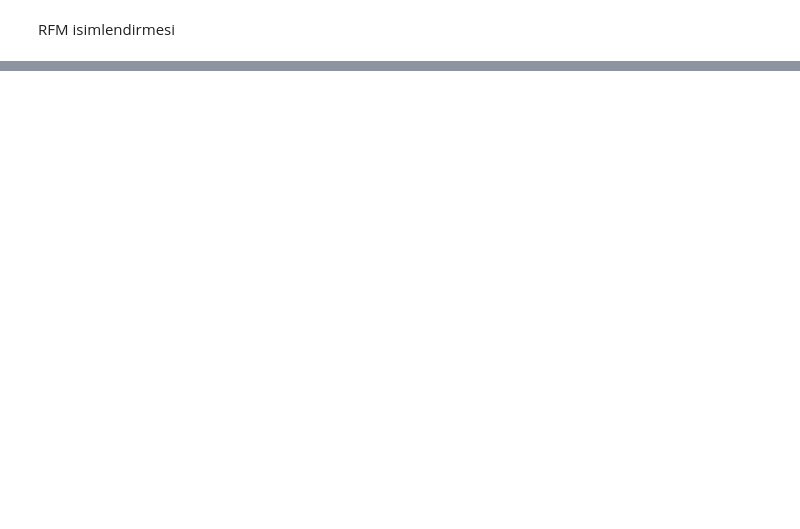
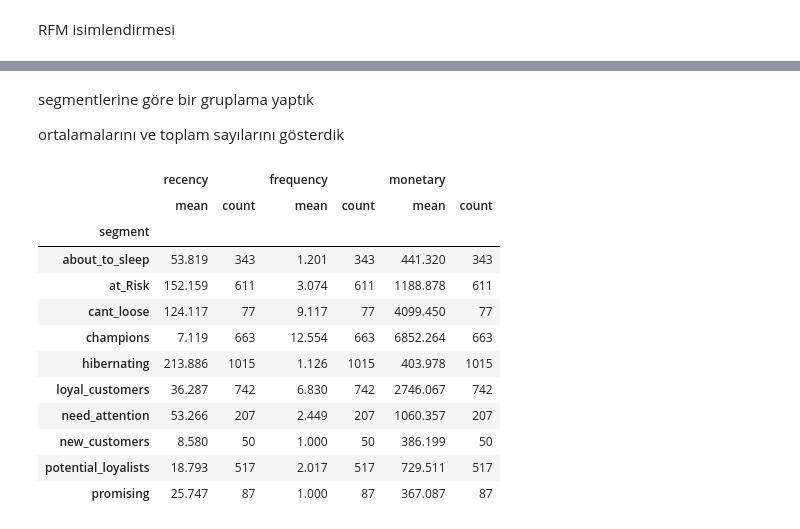
Before and after one commit to omerfarukpala/miuul, a Jupyter notebook: crm.ipynb, the cells around one changed output, grey strips where cells are left out. Cells and saved outputs as stored; diff of their text form; code cells hidden in the pictures; blank space fills up the shorter version.

```diff
--- a/crm.ipynb
+++ b/crm.ipynb
@@ -331,0 +369,22 @@ rfm_new = create_rfm(df, csv=True)
+# %% [markdown]
+segmentlerine göre bir gruplama yaptık
+
+ortalamalarını ve toplam sayılarını gösterdik
+# %%
+rfm = rfm[["recency", "frequency", "monetary", "segment"]].groupby("segment").agg(["mean","count"])
+# %%
+rfm
+# %% [output]
+|  | recency |  | frequency |  | monetary |  |
+|  | mean | count | mean | count | mean | count |
+| segment |  |  |  |  |  |  |
+| about_to_sleep | 53.819 | 343 | 1.201 | 343 | 441.320 | 343 |
+| at_Risk | 152.159 | 611 | 3.074 | 611 | 1188.878 | 611 |
+| cant_loose | 124.117 | 77 | 9.117 | 77 | 4099.450 | 77 |
+| champions | 7.119 | 663 | 12.554 | 663 | 6852.264 | 663 |
+| hibernating | 213.886 | 1015 | 1.126 | 1015 | 403.978 | 1015 |
+| loyal_customers | 36.287 | 742 | 6.830 | 742 | 2746.067 | 742 |
+| need_attention | 53.266 | 207 | 2.449 | 207 | 1060.357 | 207 |
+| new_customers | 8.580 | 50 | 1.000 | 50 | 386.199 | 50 |
+| potential_loyalists | 18.793 | 517 | 2.017 | 517 | 729.511 | 517 |
+| promising | 25.747 | 87 | 1.000 | 87 | 367.087 | 87 |
```
Also changed, not shown: parts of 16 cells of this notebook.
